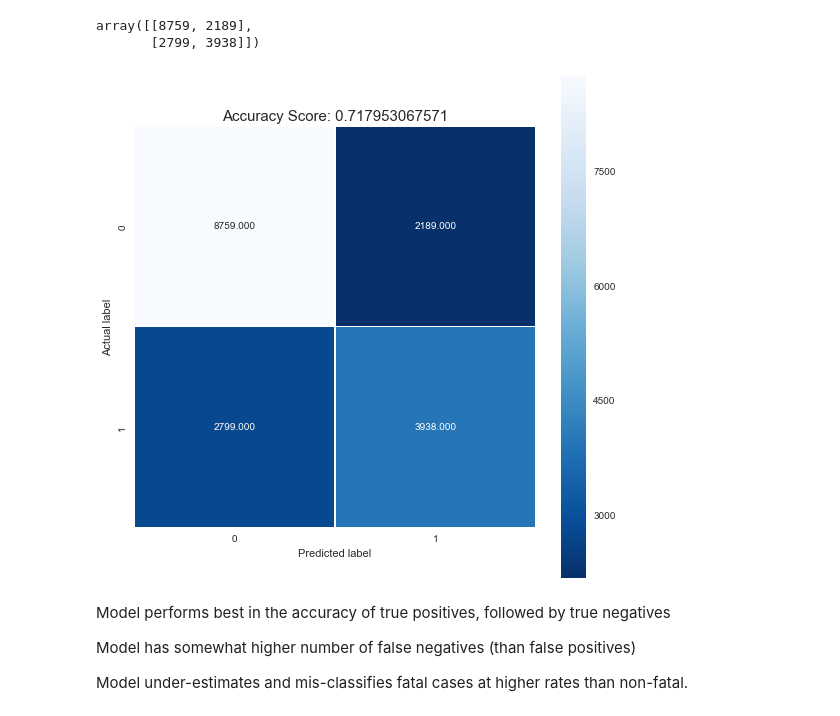
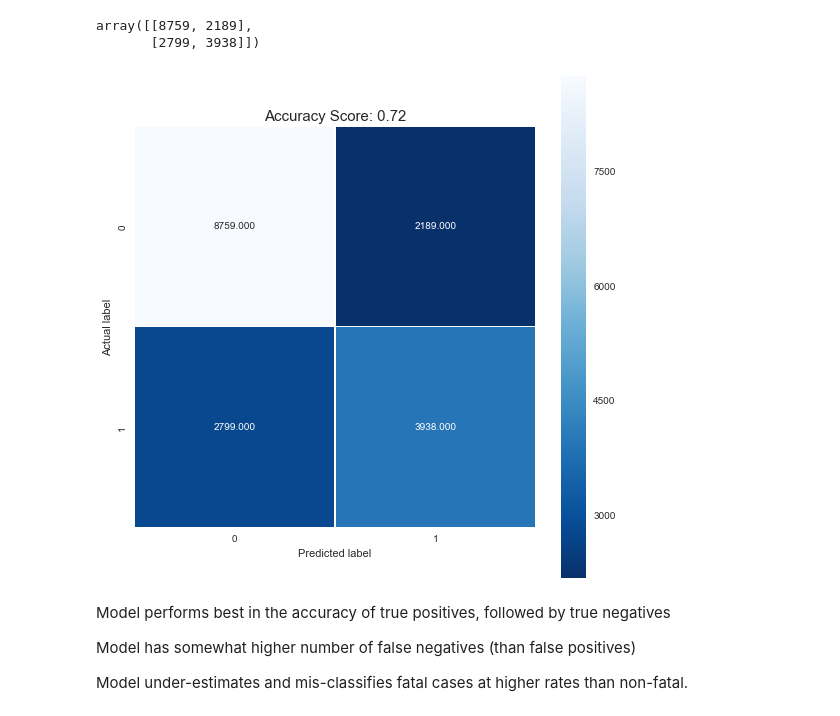
Before and after one commit to billiescodes/mortality_in_ICU, a Jupyter notebook: Model_1.ipynb, the cells around one changed output. Saved outputs shown, nothing was run; the diff lists cells and outputs as text; code cells hidden in the pictures.

```diff
--- a/Model_1.ipynb
+++ b/Model_1.ipynb
@@ -194,12 +194,12 @@ array([[8759, 2189],
 # %%
 plt.figure(figsize=(9,9))
 sns.heatmap(cm, annot=True, fmt=".3f", linewidths=.5, square = True, cmap = 'Blues_r');
 plt.ylabel('Actual label');
 plt.xlabel('Predicted label');
-all_sample_title = 'Accuracy Score: {0}'.format(accuracy)
+all_sample_title = 'Accuracy Score: {0}'.format(round(accuracy,2))
 plt.title(all_sample_title, size = 15);
 # %% [output]
-[figure, old version]
+[figure, new version]
 # %% [markdown]
 Model performs best in the accuracy of true positives, followed by true negatives
 
```
